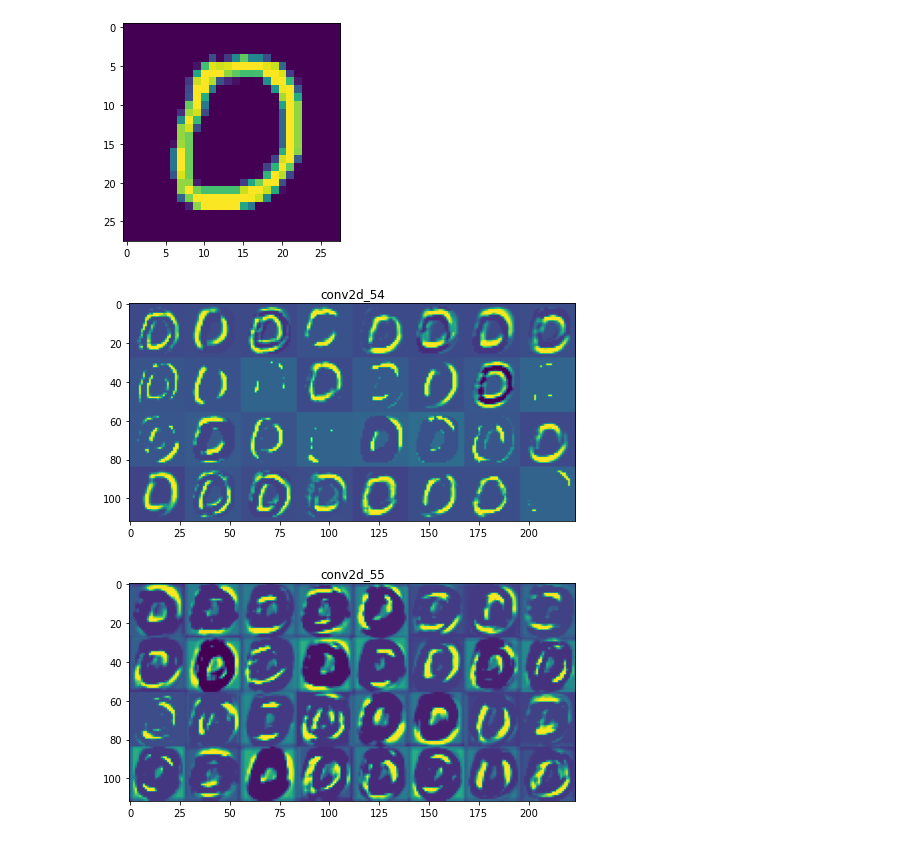
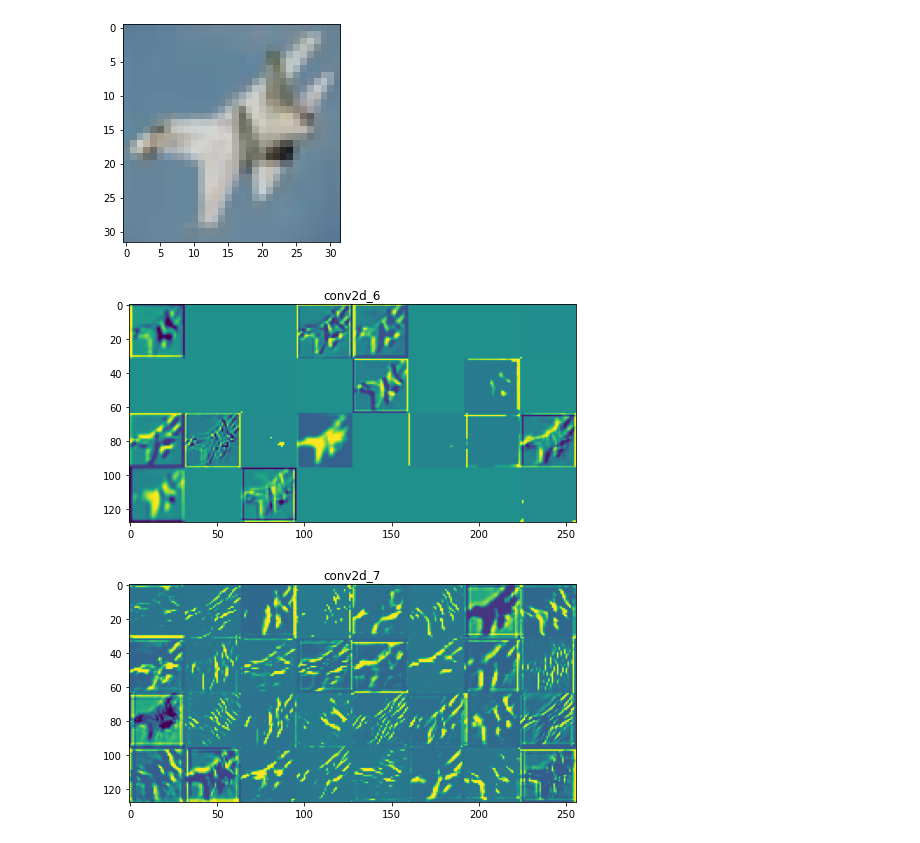
Before and after one commit to yuanchung0521/DL, a Jupyter notebook: hw2/hw2.ipynb, the cells around one changed output. Saved outputs shown, nothing was run; the diff lists cells and outputs as text; code cells hidden in the pictures.

```diff
--- a/hw2/hw2.ipynb
+++ b/hw2/hw2.ipynb
@@ -17,7 +17,7 @@ from tensorflow.keras.preprocessing.image import ImageDataGenerator
 mnist = keras.datasets.mnist
 cifar10 = keras.datasets.cifar10
 
-database = 0
+database = 1
 if database:
     (x_train, y_train), (x_test, y_test) = cifar10.load_data()
     y_train = np.squeeze(y_train)
@@ -53,38 +53,38 @@ x_train_split, x_val = x_train[:split_index], x_train[split_index:]
 y_train_split, y_val = y_train[:split_index], y_train[split_index:]
 # %%
 batch_size = 32
-epochs = 5
+epochs = 30
 
 # Create generators for augmented training data and non-augmented validation data
 train_generator = train_datagen.flow(x_train_split, y_train_split, batch_size)
 val_generator = val_datagen.flow(x_val, y_val, batch_size)
 # %%
 model = Sequential([
-    Conv2D(32, (5,5), padding='same', activation='relu', input_shape=x_train.shape[1:4], kernel_regularizer=l2(0.01)),
+    Conv2D(32, (5,5), padding='same', activation='relu', input_shape=x_train.shape[1:4]),
     BatchNormalization(),
-    Conv2D(32, (5,5), padding='same', activation='relu', kernel_regularizer=l2(0.01)),
+    Conv2D(32, (5,5), padding='same', activation='relu'),
     BatchNormalization(),
     MaxPool2D(),
     Dropout(0.25),
 
-    Conv2D(64, (3,3), padding='same', activation='relu', kernel_regularizer=l2(0.01)),
+    Conv2D(64, (3,3), padding='same', activation='relu'),
     BatchNormalization(),
-    Conv2D(64, (3,3), padding='same', activation='relu', kernel_regularizer=l2(0.01)),
+    Conv2D(64, (3,3), padding='same', activation='relu'),
     BatchNormalization(),
     MaxPool2D(strides=(2,2)),
     Dropout(0.25),
 
-    Conv2D(128, (3,3), padding='same', activation='relu', kernel_regularizer=l2(0.01)),
+    Conv2D(128, (3,3), padding='same', activation='relu'),
     BatchNormalization(),
-    Conv2D(128, (3,3), padding='same', activation='relu', kernel_regularizer=l2(0.01)),
+    Conv2D(128, (3,3), padding='same', activation='relu'),
     BatchNormalization(),
     MaxPool2D(strides=(2,2)),
     Dropout(0.25),
 
     Flatten(),
-    Dense(128, activation='relu', kernel_regularizer=l2(0.01)), #, kernel_regularizer=l2(0.01)
+    Dense(128, activation='relu'), #, kernel_regularizer=l2(0.01)
     Dropout(0.5),
-    Dense(y_train.shape[1], activation='softmax', kernel_regularizer=l2(0.01))
+    Dense(y_train.shape[1], activation='softmax')
 ])
 
 model.compile(optimizer='adam', loss='categorical_crossentropy', metrics=['acc'])
@@ -246,7 +253,7 @@ plt.show()
 layer_outputs = [layer.output for layer in model.layers]
 activation_model = tf.keras.models.Model(inputs=model.input, outputs=layer_outputs)
 
-example_image = x_test[10].reshape(1, 28, 28, 1)  # Take the first test image for visualization
+example_image = x_test[10].reshape(1, 32, 32, 3)  # Take the first test image for visualization
 activations = activation_model.predict(example_image)
 plt.imshow(x_test[10])
 plt.show()
@@ -285,3 +292,3 @@ plt.show()
-[figure, old version]
+[figure, new version]
-[figure, old version]
+[figure, new version]
-[figure, old version]
+[figure, new version]
```
Also changed, not shown: parts of 8 cells of this notebook.
